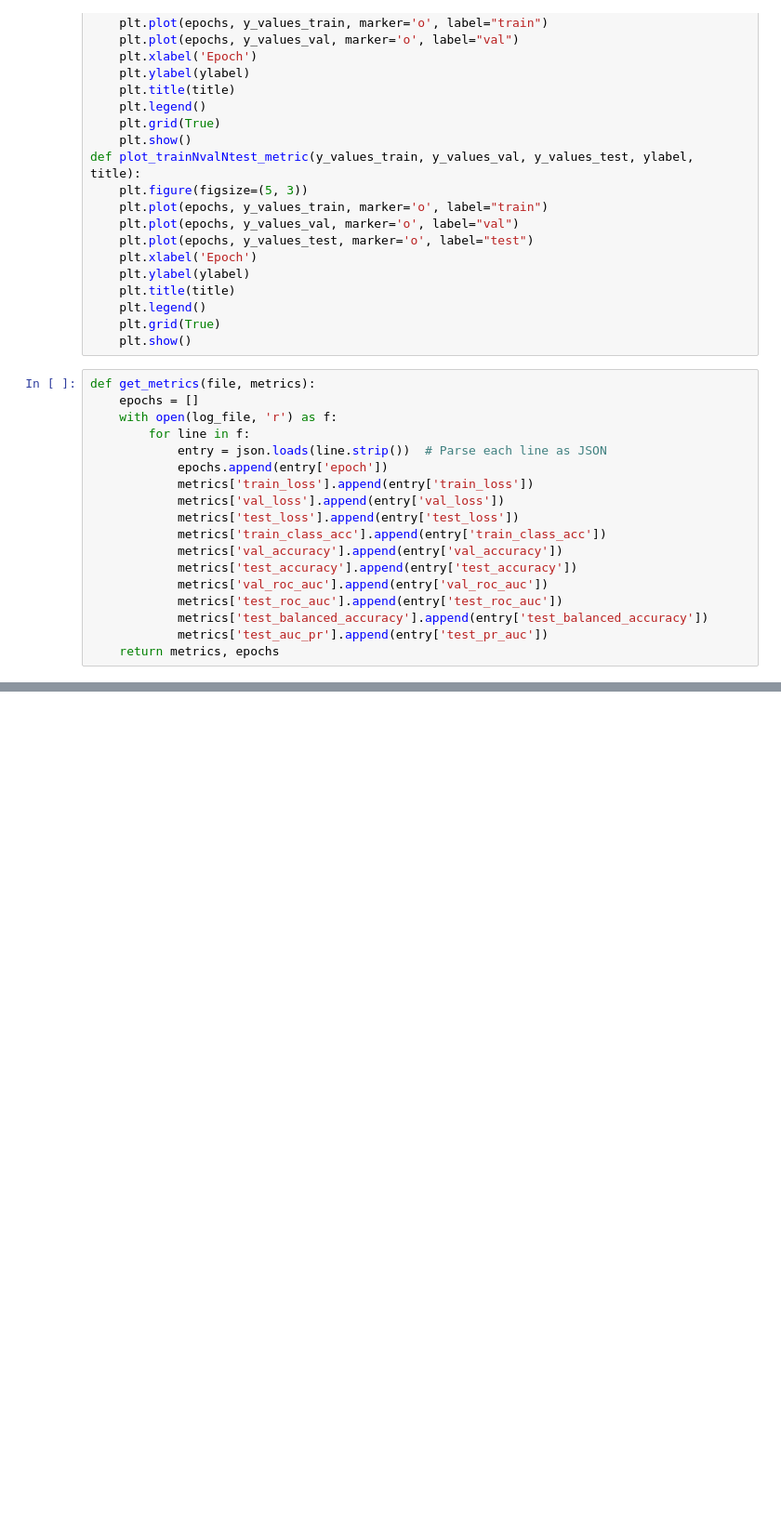
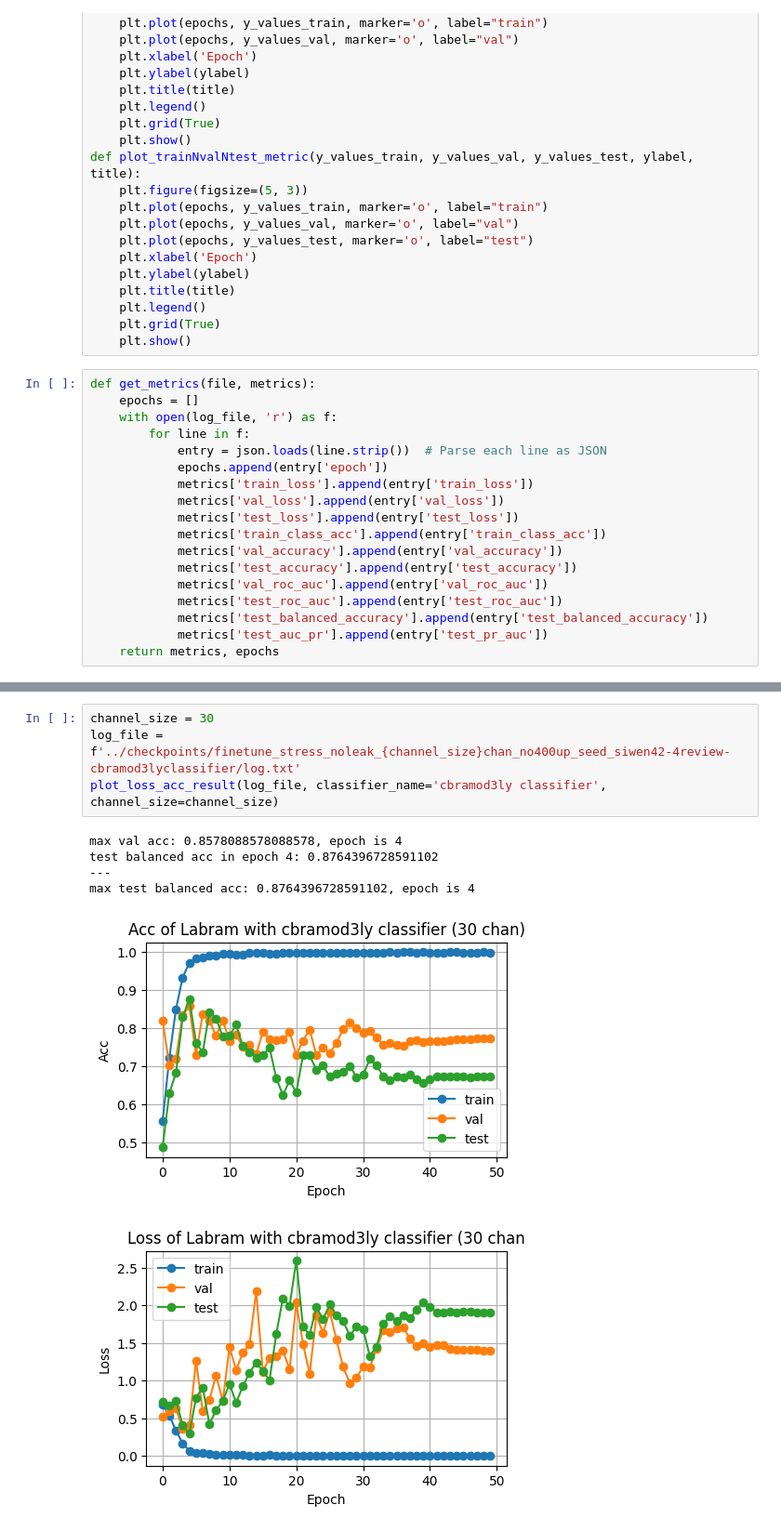
Before and after one commit to XushengZhu-ROOT/EEG-Review-Paper-Repo, a Jupyter notebook: siwen_labram_finetune/Code For Visualization/log_visualize.ipynb, the cells around one changed output, grey strips where cells are left out. Shown: that part at 93% size. Cells and saved outputs as stored; diff of their text form; blank space fills up the shorter version.

```diff
--- a/siwen_labram_finetune/Code For Visualization/log_visualize.ipynb
+++ b/siwen_labram_finetune/Code For Visualization/log_visualize.ipynb
@@ -229,0 +107,11 @@ plot_metric(metrics['test_roc_auc'], 'ROC AUC', 'Test ROC AUC over Epochs')
+# %%
+channel_size = 30
+log_file = f'../checkpoints/finetune_stress_noleak_{channel_size}chan_no400up_seed_siwen42-4review-cbramod3lyclassifier/log.txt'
+plot_loss_acc_result(log_file, classifier_name='cbramod3ly classifier', channel_size=channel_size)
+# %% [output]
+max val acc: 0.8578088578088578, epoch is 4
+test balanced acc in epoch 4: 0.8764396728591102
+---
+max test balanced acc: 0.8764396728591102, epoch is 4
+[figure, added]
+[figure, added]
```
Also changed, not shown: parts of 23 cells of this notebook.
